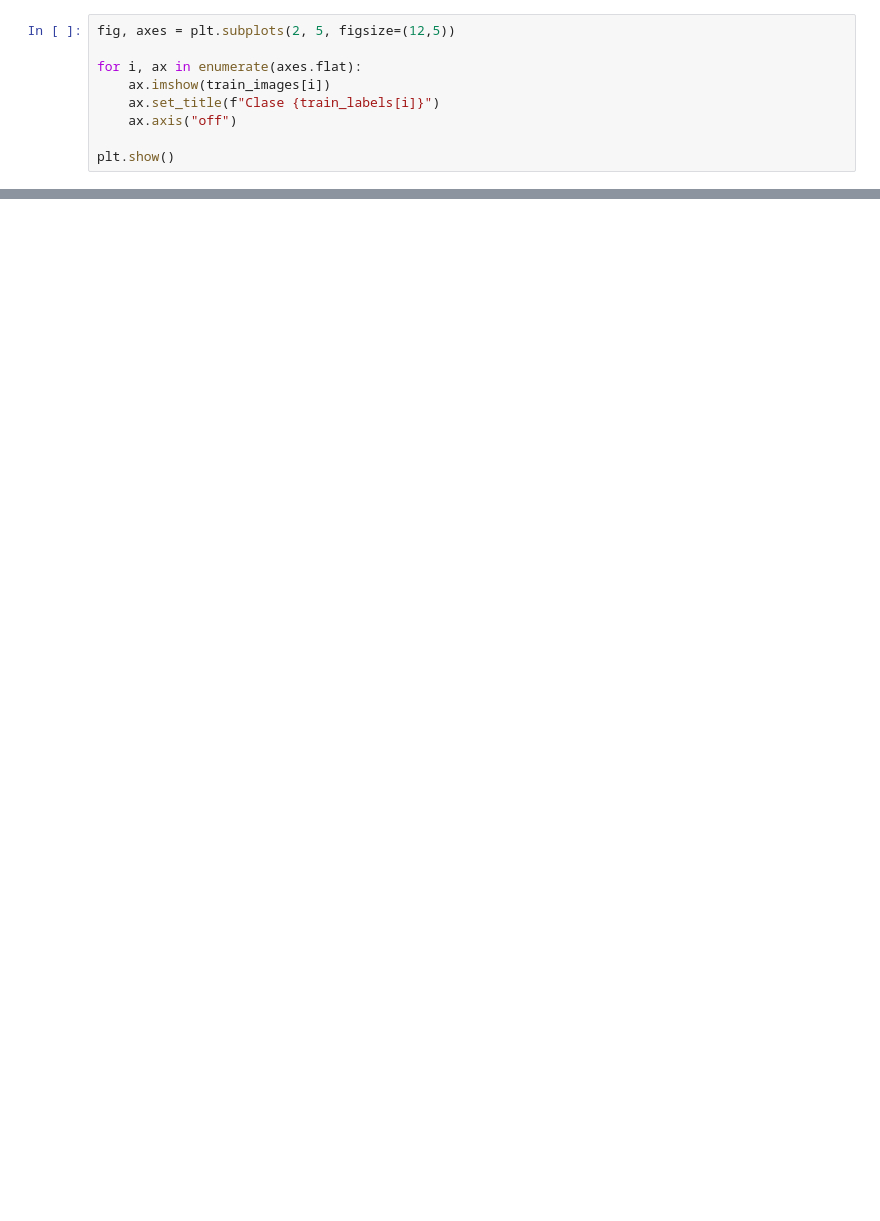
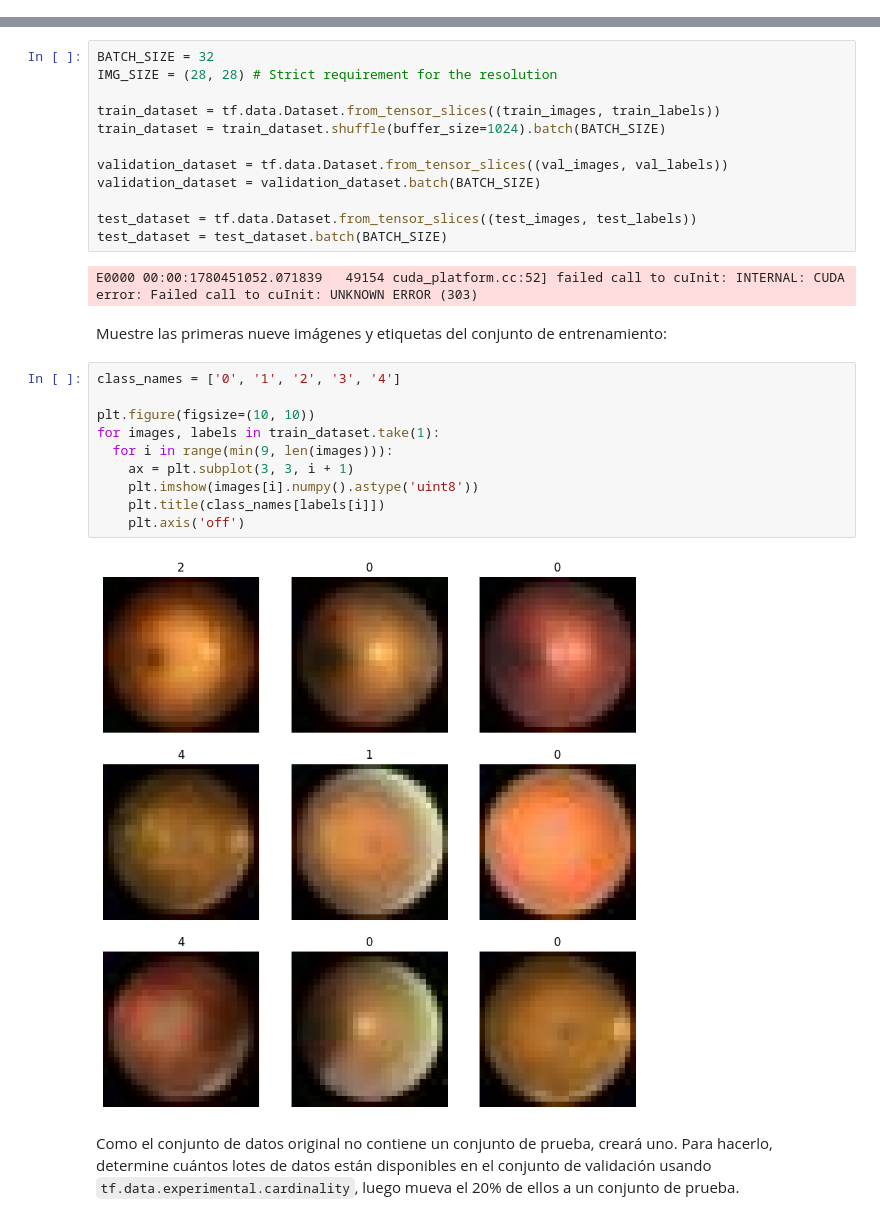
Before and after one commit to CarrotHuerta/ubiquitous-potato, a Jupyter notebook: Untitled16.ipynb, the cells around one changed output, grey strips where cells are left out. Cells and saved outputs as stored; diff of their text form; blank space fills up the shorter version.

```diff
--- a/Untitled16.ipynb
+++ b/Untitled16.ipynb
@@ -38,9 +0,0 @@ Test: (400, 28, 28, 3)
-# %%
-fig, axes = plt.subplots(2, 5, figsize=(12,5))
-
-for i, ax in enumerate(axes.flat):
-    ax.imshow(train_images[i])
-    ax.set_title(f"Clase {train_labels[i]}")
-    ax.axis("off")
-
-plt.show()
@@ -364,0 +65,30 @@ plt.show()
+# %%
+BATCH_SIZE = 32
+IMG_SIZE = (28, 28) # Strict requirement for the resolution
+
+train_dataset = tf.data.Dataset.from_tensor_slices((train_images, train_labels))
+train_dataset = train_dataset.shuffle(buffer_size=1024).batch(BATCH_SIZE)
+
+validation_dataset = tf.data.Dataset.from_tensor_slices((val_images, val_labels))
+validation_dataset = validation_dataset.batch(BATCH_SIZE)
+
+test_dataset = tf.data.Dataset.from_tensor_slices((test_images, test_labels))
+test_dataset = test_dataset.batch(BATCH_SIZE)
+# %% [output]
+E0000 00:00:1780451052.071839   49154 cuda_platform.cc:52] failed call to cuInit: INTERNAL: CUDA error: Failed call to cuInit: UNKNOWN ERROR (303)
+# %% [markdown]
+Muestre las primeras nueve imágenes y etiquetas del conjunto de entrenamiento:
+# %%
+class_names = ['0', '1', '2', '3', '4']
+
+plt.figure(figsize=(10, 10))
+for images, labels in train_dataset.take(1):
+  for i in range(min(9, len(images))):
+    ax = plt.subplot(3, 3, i + 1)
+    plt.imshow(images[i].numpy().astype('uint8'))
+    plt.title(class_names[labels[i]])
+    plt.axis('off')
+# %% [output]
+[figure, added]
+# %% [markdown]
+Como el conjunto de datos original no contiene un conjunto de prueba, creará uno. Para hacerlo, determine cuántos lotes de datos están disponibles en el conjunto de validación usando `tf.data.experimental.cardinality`, luego mueva el 20% de ellos a un conjunto de prueba.
```
Also changed, not shown: parts of 68 cells of this notebook.
